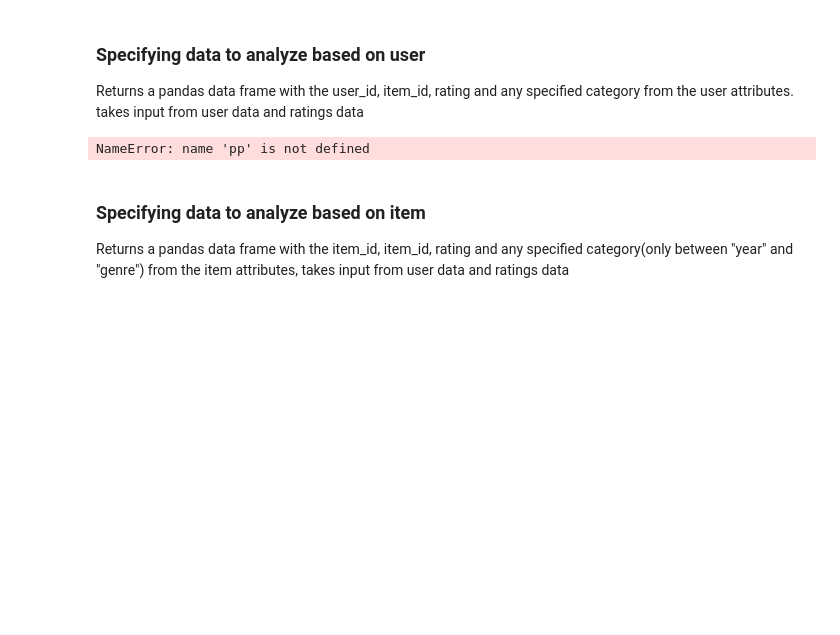
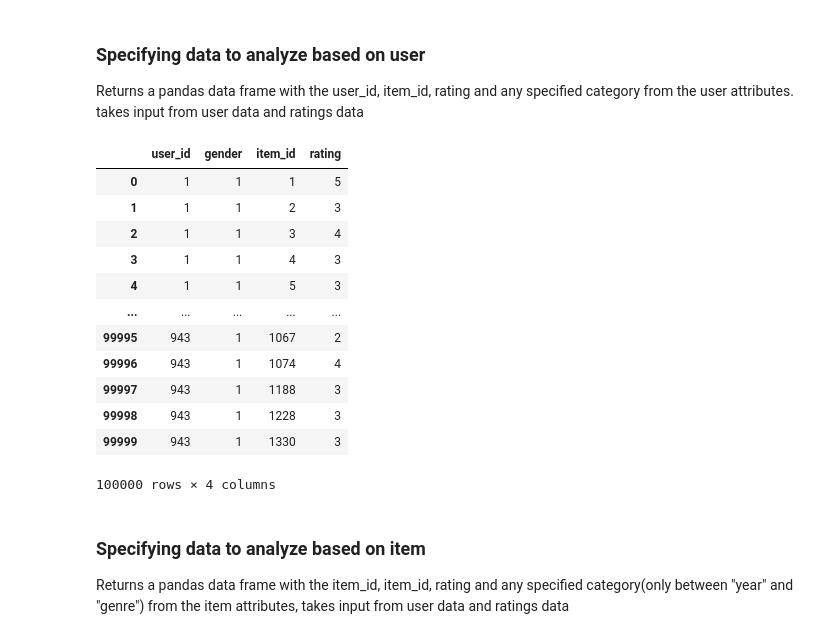
Before and after one commit to Xevenst/MovLensDataSet, a Jupyter notebook: preprocessingEx.ipynb, the cells around one changed output. Cells and saved outputs as stored; diff of their text form; code cells hidden in the pictures; blank space fills up the shorter version.

```diff
--- a/preprocessingEx.ipynb
+++ b/preprocessingEx.ipynb
@@ -24,3 +8,8 @@ average_rating
+# %%
+def getOccupationList(path="ml-100k\\u.occupation"):
+    occupation_header = ["occupation"]
+    rating = pd.read_csv(path,names=occupation_header)
+    return rating
 # %% [markdown]
 <h3>Reading the ratings data</h3>
 Returns a pandas data frame with cleaned data from u.data
@@ -137,26 +130,27 @@ Returns a pandas data frame with the user_id, item_id, rating and any specified
 # %%
 pp.specifyByUserData(users, ratings, ["gender"])
 
-occup = pp.specifyByUserData(users, ratings, ["gender"])
-print(occup)
-exit()
+occup = pp.specifyByUserData(users, ratings, ["occupation"])
+job = getOccupationList()
 occup = occup.drop('user_id',axis=1)
-occup = occup.groupby(by=['gender','item_id']).mean()
+occup = occup.groupby(by=['occupation','item_id']).mean()
 
-sim = occup.pivot_table(columns='gender',index='item_id',values='rating')
-a = sim.corr(min_periods=30)
-print(a[0][0])
-plt.figure(figsize=(20,20))
-plt.set_cmap('jet')
-plt.imshow(a)
-plt.colorbar()
-for i in range(len(a[0])):
-    for j in range(len(a[0])):
-        plt.text(i,j,str(a[j][i].round(2)),va='center',ha='center')
-#plt.matshow(a,fignum=1)
-plt.show()
+sim = occup.pivot_table(columns='occupation',index='item_id',values='rating')
+fuckyou(sim,job,'occupation')
 # %% [output]
+|  | user_id | gender | item_id | rating |
+| 0 | 1 | 1 | 1 | 5 |
+| 1 | 1 | 1 | 2 | 3 |
+| 2 | 1 | 1 | 3 | 4 |
+| 3 | 1 | 1 | 4 | 3 |
+| 4 | 1 | 1 | 5 | 3 |
+| ... | ... | ... | ... | ... |
+| 99995 | 943 | 1 | 1067 | 2 |
+| 99996 | 943 | 1 | 1074 | 4 |
+| 99997 | 943 | 1 | 1188 | 3 |
+| 99998 | 943 | 1 | 1228 | 3 |
+| 99999 | 943 | 1 | 1330 | 3 |
-NameError: name 'pp' is not defined
+100000 rows × 4 columns
 # %% [markdown]
 <h3>Specifying data to analyze based on item</h3>
 Returns a pandas data frame with the item_id, item_id, rating and any specified category(only between "year" and "genre") from the item attributes, takes input from user data and ratings data
```
Also changed, not shown: parts of 6 cells of this notebook, 1 other file.
